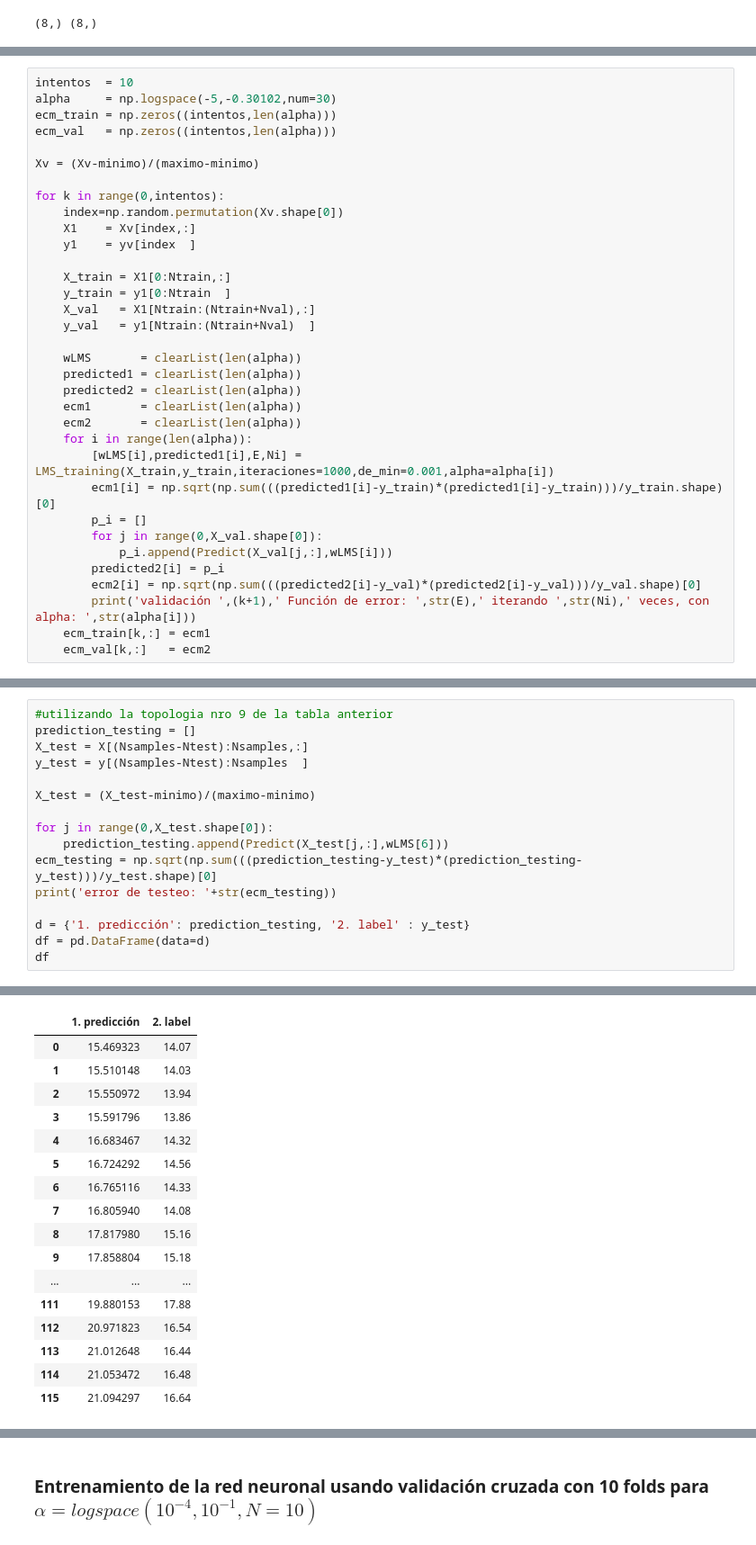
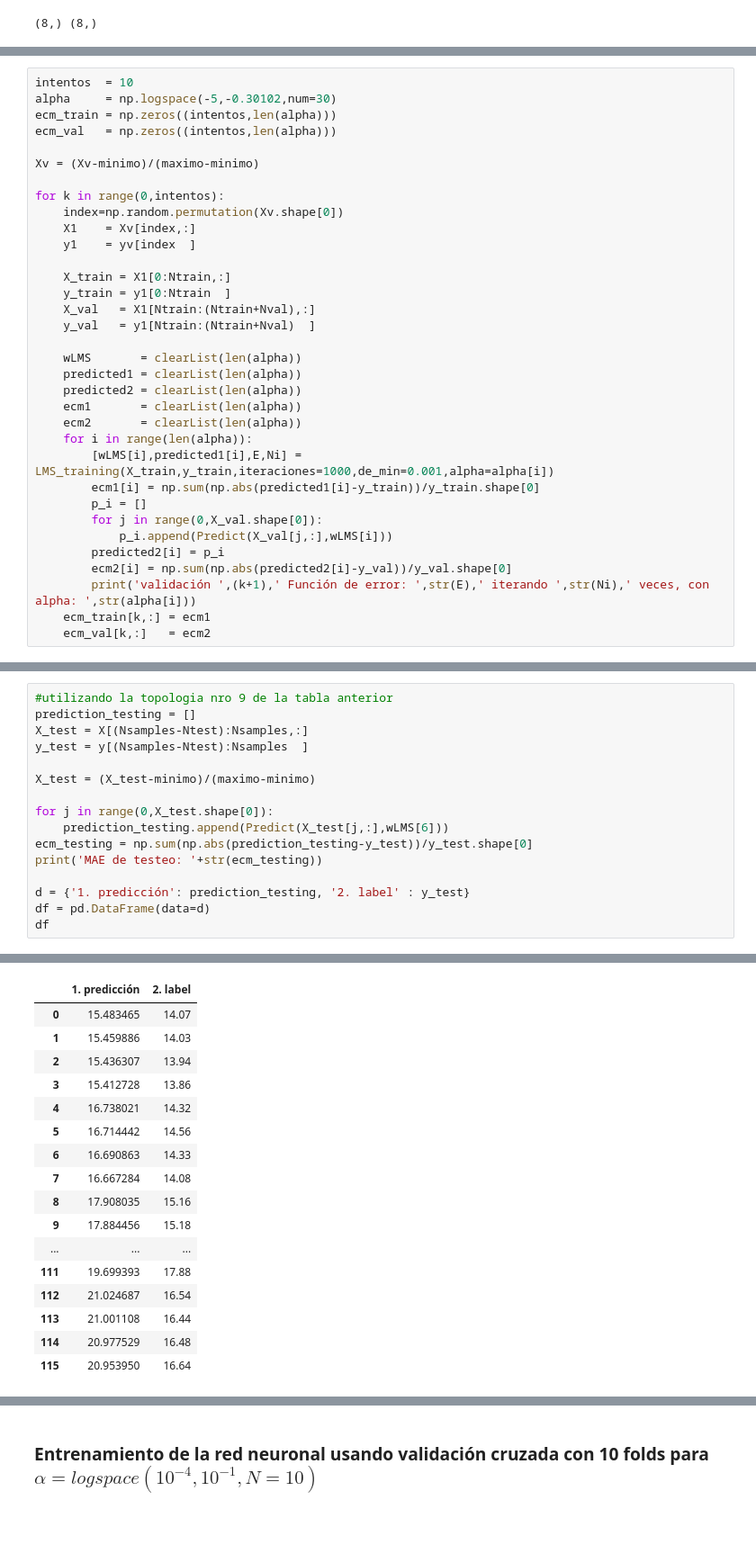
Before and after one commit to juanArango17/inteligenciaComputacional_20181, a Jupyter notebook: Tarea2_Redes_Neuronales/Punto1_LMS/punto1_LMS.ipynb, the cells around one changed output, grey strips where cells are left out. Shown at 90% size. Cells and saved outputs as stored; diff of their text form.

```diff
--- a/Tarea2_Redes_Neuronales/Punto1_LMS/punto1_LMS.ipynb
+++ b/Tarea2_Redes_Neuronales/Punto1_LMS/punto1_LMS.ipynb
@@ -133,12 +135,12 @@ for k in range(0,intentos):
     ecm2       = clearList(len(alpha))
     for i in range(len(alpha)):
         [wLMS[i],predicted1[i],E,Ni] = LMS_training(X_train,y_train,iteraciones=1000,de_min=0.001,alpha=alpha[i])
-        ecm1[i] = np.sqrt(np.sum(((predicted1[i]-y_train)*(predicted1[i]-y_train)))/y_train.shape)[0]
+        ecm1[i] = np.sum(np.abs(predicted1[i]-y_train))/y_train.shape[0]
         p_i = []
         for j in range(0,X_val.shape[0]):
             p_i.append(Predict(X_val[j,:],wLMS[i]))
         predicted2[i] = p_i
-        ecm2[i] = np.sqrt(np.sum(((predicted2[i]-y_val)*(predicted2[i]-y_val)))/y_val.shape)[0]
+        ecm2[i] = np.sum(np.abs(predicted2[i]-y_val))/y_val.shape[0]
         print('validación ',(k+1),' Función de error: ',str(E),' iterando ',str(Ni),' veces, con alpha: ',str(alpha[i]))
     ecm_train[k,:] = ecm1
     ecm_val[k,:]   = ecm2
@@ -194,8 +196,8 @@ X_test = (X_test-minimo)/(maximo-minimo)
 
 for j in range(0,X_test.shape[0]):
     prediction_testing.append(Predict(X_test[j,:],wLMS[6]))
-ecm_testing = np.sqrt(np.sum(((prediction_testing-y_test)*(prediction_testing-y_test)))/y_test.shape)[0]
-print('error de testeo: '+str(ecm_testing))
+ecm_testing = np.sum(np.abs(prediction_testing-y_test))/y_test.shape[0]
+print('MAE de testeo: '+str(ecm_testing))
 
 d = {'1. predicción': prediction_testing, '2. label' : y_test}
 df = pd.DataFrame(data=d)
@@ -205,20 +207,20 @@ error de testeo: 3.0845479792926893
 |  | 1. predicción | 2. label |
-| 0 | 15.469323 | 14.07 |
-| 1 | 15.510148 | 14.03 |
-| 2 | 15.550972 | 13.94 |
-| 3 | 15.591796 | 13.86 |
-| 4 | 16.683467 | 14.32 |
-| 5 | 16.724292 | 14.56 |
-| 6 | 16.765116 | 14.33 |
-| 7 | 16.805940 | 14.08 |
-| 8 | 17.817980 | 15.16 |
-| 9 | 17.858804 | 15.18 |
+| 0 | 15.483465 | 14.07 |
+| 1 | 15.459886 | 14.03 |
+| 2 | 15.436307 | 13.94 |
+| 3 | 15.412728 | 13.86 |
+| 4 | 16.738021 | 14.32 |
+| 5 | 16.714442 | 14.56 |
+| 6 | 16.690863 | 14.33 |
+| 7 | 16.667284 | 14.08 |
+| 8 | 17.908035 | 15.16 |
+| 9 | 17.884456 | 15.18 |
 | ... | ... | ... |
-| 111 | 19.880153 | 17.88 |
-| 112 | 20.971823 | 16.54 |
-| 113 | 21.012648 | 16.44 |
-| 114 | 21.053472 | 16.48 |
-| 115 | 21.094297 | 16.64 |
+| 111 | 19.699393 | 17.88 |
+| 112 | 21.024687 | 16.54 |
+| 113 | 21.001108 | 16.44 |
+| 114 | 20.977529 | 16.48 |
+| 115 | 20.953950 | 16.64 |
 116 rows × 2 columns
 # %% [markdown]
 ### Entrenamiento de la red neuronal usando validación cruzada con 10 folds para $\alpha = logspace(10^{-4}, 10^{-1}, N = 10)$
```
Also changed, not shown: parts of 8 cells of this notebook, 14 other files.
